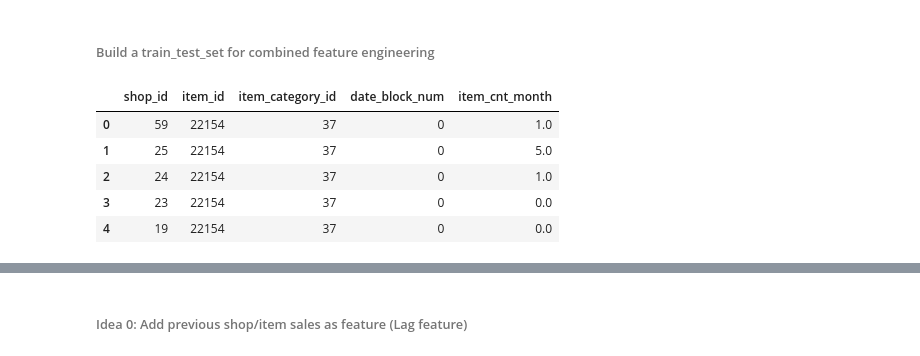
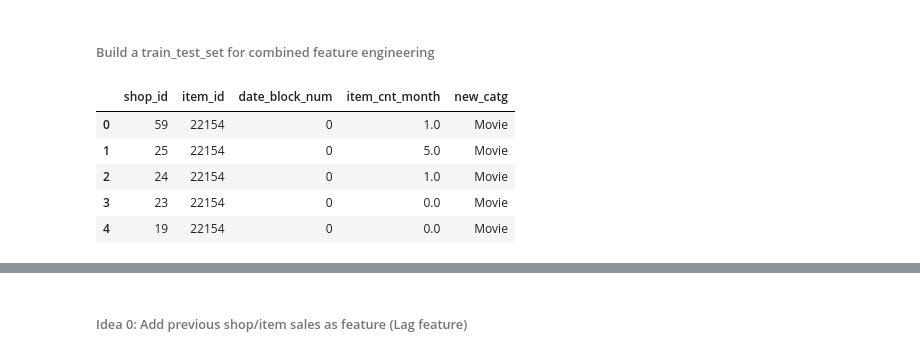
Before and after one commit to purnendu23/future-store-sales, a Jupyter notebook: workbook_alt.ipynb, the cells around one changed output, grey strips where cells are left out. Saved outputs shown, nothing was run; the diff lists cells and outputs as text; code cells hidden in the pictures.

```diff
--- a/workbook_alt.ipynb
+++ b/workbook_alt.ipynb
@@ -191,18 +253,21 @@ submission.to_csv("./submissions/xgb_base_submission.csv")
 # %%
 train_set = trainset[baseline_features + [target]]
 
 test_set = test.merge(items[['item_id' , 'item_category_id']], on='item_id', how='left')
 test_set['date_block_num'] = 34
 test_set ['item_cnt_month'] = -1
 test_set.set_index('ID', inplace=True)
 
 train_test_set = pd.concat([train_set, test_set], axis=0)
+
+train_test_set = train_test_set.merge(item_categories, how='left', on='item_category_id', indicator=True)
+train_test_set.drop(columns=['item_category_name', '_merge','item_category_id' ], inplace=True)
+
+train_test_set.head()
+# %% [output]
+|  | shop_id | item_id | date_block_num | item_cnt_month | new_catg |
+| 0 | 59 | 22154 | 0 | 1.0 | Movie |
+| 1 | 25 | 22154 | 0 | 5.0 | Movie |
+| 2 | 24 | 22154 | 0 | 1.0 | Movie |
+| 3 | 23 | 22154 | 0 | 0.0 | Movie |
+| 4 | 19 | 22154 | 0 | 0.0 | Movie |
-# %%
-train_test_set.head()
-# %% [output]
-|  | shop_id | item_id | item_category_id | date_block_num | item_cnt_month |
-| 0 | 59 | 22154 | 37 | 0 | 1.0 |
-| 1 | 25 | 22154 | 37 | 0 | 5.0 |
-| 2 | 24 | 22154 | 37 | 0 | 1.0 |
-| 3 | 23 | 22154 | 37 | 0 | 0.0 |
-| 4 | 19 | 22154 | 37 | 0 | 0.0 |
```
Also changed, not shown: parts of 20 cells of this notebook.
